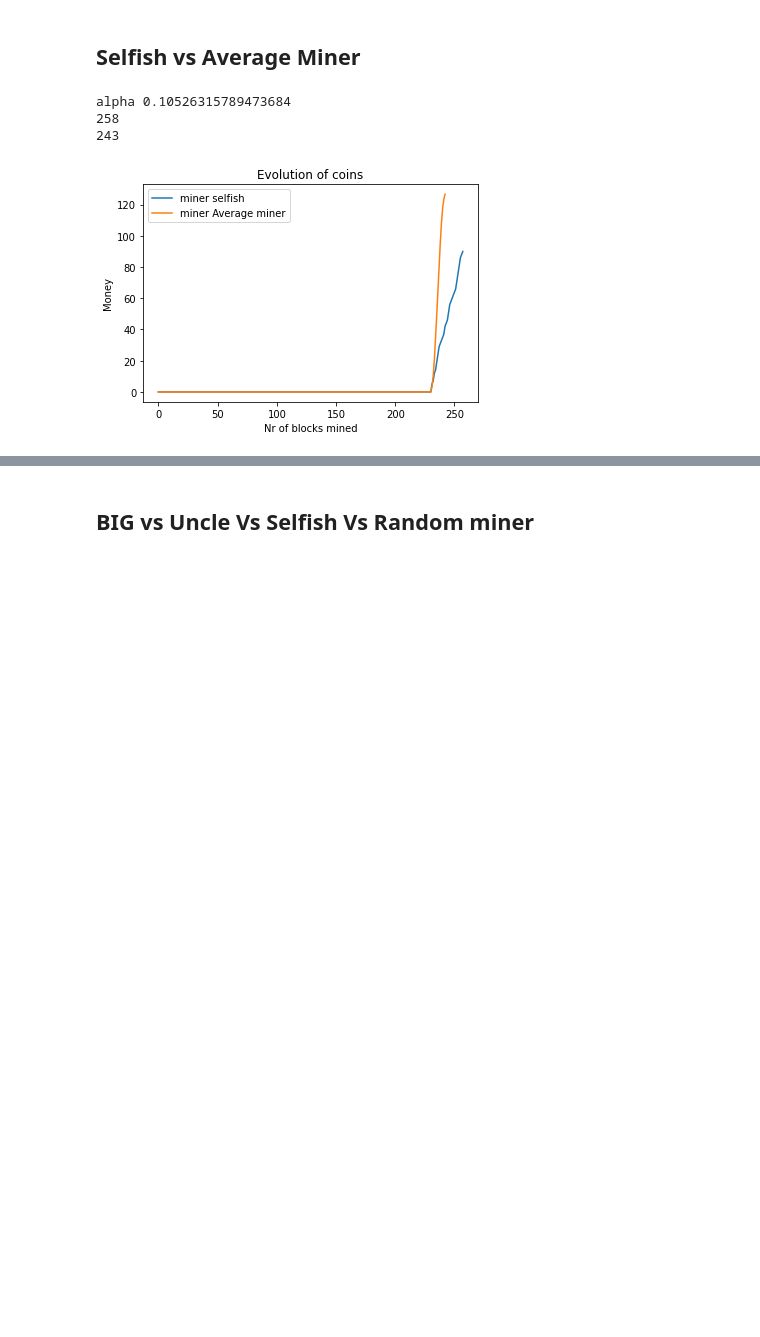
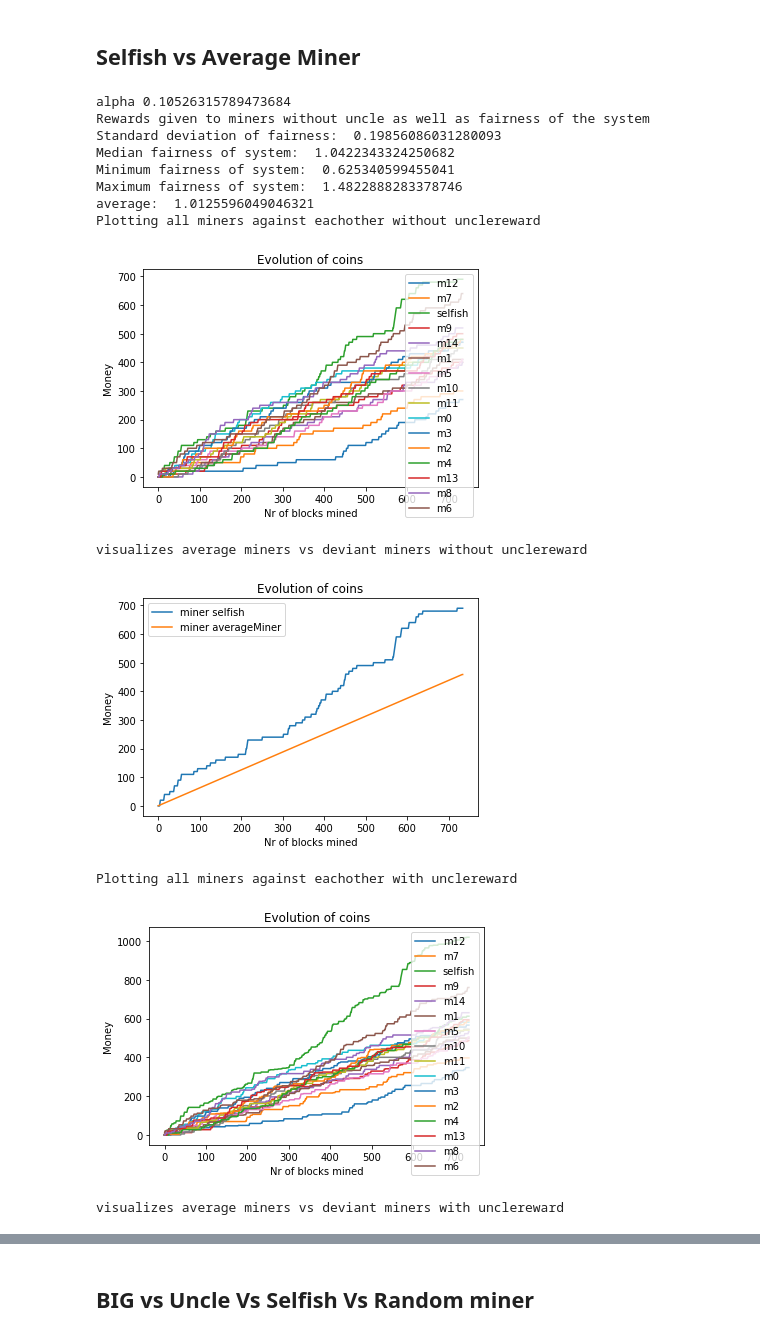
Before and after one commit to TTorgersen/dat650Project, a Jupyter notebook: uncle.ipynb, the cells around one changed output, grey strips where cells are left out. Cells and saved outputs as stored; diff of their text form; code cells hidden in the pictures; blank space fills up the shorter version.

Commit message:
changed blocksize and refactored code

```diff
--- a/uncle.ipynb
+++ b/uncle.ipynb
@@ -71,6 +71,8 @@ import statistics
 BASEREWARD = 10 #Base reward
 UNCLEREWARD = 5 #Base uncle reward
 NEPHEWREWARD = 2 #Base nephew reward
+BLOCKCHAINSIZE = 1000 #Base blockchainsize
+BASEDIFFICULTY = 5 # base difficulty
 def hashbits(input):
     hash_obj = hasher.sha256()
     inputbytes = input.encode()
@@ -782,14 +695,14 @@ average:  0.9619913442085585
 BASEREWARD = 5
 UNCLEREWARD = 10
 NEPHEWREWARD = 2
-bc = Blockchain("0", 5)
+bc = Blockchain("0", BASEDIFFICULTY)
 miners = []
 for i in range(15):
     m = Miner(1, "m"+str(i), bc)
     miners.append(m)
 
 selfish = SelfishMiner(2,"selfish", bc)
-while bc.size < 301:
+while bc.size < BLOCKCHAINSIZE:
     selfish.PoWSolver()
 
     for m in miners:
@@ -806,11 +719,6 @@ total = selfish.miningPower
 for m in miners:
     total += m.miningPower
 print("alpha {}".format(selfish.miningPower/total))
-bc.createMainChain()
-bc.getUncles()
-bc.getUnclesBlock()
-calculateBaseRewards(miners,bc.mainchainPrint)
-calculateUncleRewards(miners, bc.uncleBlocks, bc.mainchain)
-visualizeRewards(miners, "with max")
+analyzeBlockchain(miners,bc)
 # %% [output]
 alpha 0.10526315789473684
@@ -820,14 +747,14 @@ alpha 0.10526315789473684
 BASEREWARD = 2
 UNCLEREWARD = 5
 NEPHEWREWARD = 10
-bc = Blockchain("0", 5)
+bc = Blockchain("0", BASEDIFFICULTY)
 miners = []
 for i in range(15):
     m = Miner(1, "m"+str(i), bc)
     miners.append(m)
 
 selfish = SelfishMiner(2,"selfish", bc)
-while bc.size < 301:
+while bc.size < BLOCKCHAINSIZE:
     selfish.PoWSolver()
 
     for m in miners:
@@ -844,11 +771,6 @@ total = selfish.miningPower
 for m in miners:
     total += m.miningPower
 print("alpha {}".format(selfish.miningPower/total))
-bc.createMainChain()
-bc.getUncles()
-bc.getUnclesBlock()
-calculateBaseRewards(miners,bc.mainchainPrint)
-calculateUncleRewards(miners, bc.uncleBlocks, bc.mainchain)
-visualizeRewards(miners, "with neph max")
+analyzeBlockchain(miners,bc)
 # %% [output]
 alpha 0.10526315789473684
@@ -859,14 +800,14 @@ BASEREWARD = 10
 UNCLEREWARD = 5
 NEPHEWREWARD = 2
 
-bc = Blockchain("0", 5)
+bc = Blockchain("0", BASEDIFFICULTY)
 miners = []
 for i in range(15):
     m = Miner(1, "m"+str(i), bc)
     miners.append(m)
 
 selfish = SelfishMiner(2,"selfish", bc)
-while bc.size < 301:
+while bc.size < BLOCKCHAINSIZE:
     selfish.PoWSolver()
 
     for m in miners:
@@ -882,10 +823,6 @@ total = selfish.miningPower
 for m in miners:
     total += m.miningPower
 print("alpha {}".format(selfish.miningPower/total))
-bc.createMainChain()
-bc.getUncles()
-bc.getUnclesBlock()
-calculateUncleRewards(miners, bc.uncleBlocks, bc.mainchain)
-visualizeLines(miners)
+analyzeBlockchain(miners,bc)
 # %% [output]
 alpha 0.10526315789473684
@@ -895,39 +850,44 @@ alpha 0.10526315789473684
 # %%
 BASEREWARD = 10
 UNCLEREWARD = 5
 NEPHEWREWARD = 2
 
-bc = Blockchain("0", 5)
+bc = Blockchain("0", BASEDIFFICULTY)
 miners = []
 for i in range(15):
     m = Miner(1, "m"+str(i), bc)
     miners.append(m)
 
 selfish = SelfishMiner(2,"selfish", bc)
-while bc.size < 301:
+while bc.size < BLOCKCHAINSIZE:
     selfish.PoWSolver()
 
     for m in miners:
         m.PoWSolver()
 
     selfish.UpdateLast()
 
     for m in miners:
         m.UpdateLast()
 
 miners.append(selfish)
 total = selfish.miningPower
 for m in miners:
     total += m.miningPower
 print("alpha {}".format(selfish.miningPower/total))
-bc.createMainChain()
-bc.getUncles()
-bc.getUnclesBlock()
-calculateBaseRewards(miners, bc.mainchain)
-calculateUncleRewards(miners, bc.uncleBlocks, bc.mainchain)
-visualiseVS(miners)
+analyzeBlockchain(miners,bc)
 # %% [output]
 alpha 0.10526315789473684
-258
-243
+Rewards given to miners without uncle as well as fairness of the system
+Standard deviation of fairness:  0.19856086031280093
+Median fairness of system:  1.0422343324250682
+Minimum fairness of system:  0.625340599455041
+Maximum fairness of system:  1.4822888283378746
+average:  1.0125596049046321
+Plotting all miners against eachother without unclereward
-[figure, old version]
+[figure, new version]
+visualizes average miners vs deviant miners without unclereward
+[figure, added]
+Plotting all miners against eachother with unclereward
+[figure, added]
+visualizes average miners vs deviant miners with unclereward
```
Also changed, not shown: parts of 9 cells of this notebook.
